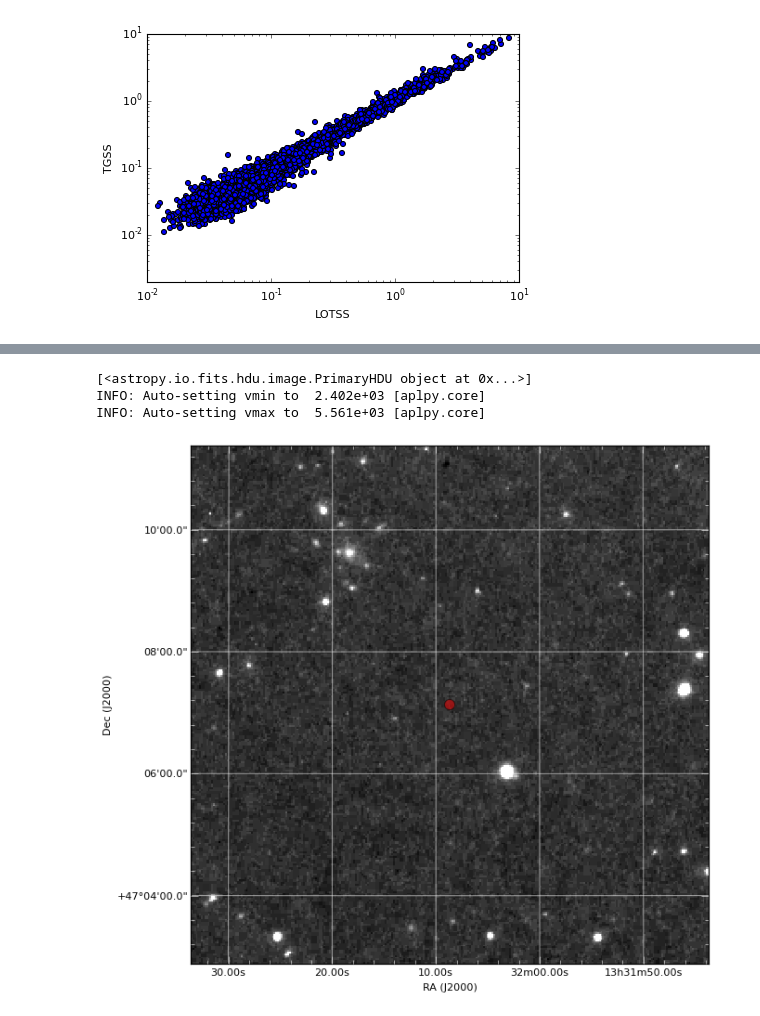
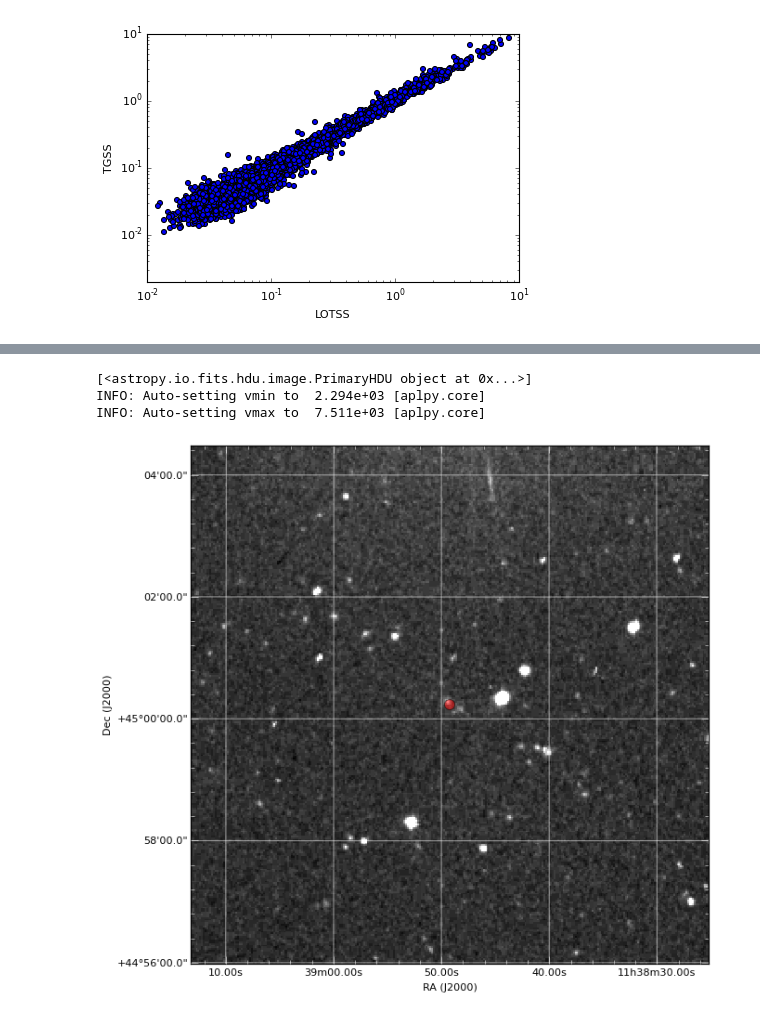
Before and after one commit to niallb96/lofar, a Jupyter notebook: LOTSS_VS_TGSS.ipynb, the cells around one changed output, grey strips where cells are left out. Saved outputs shown, nothing was run; the diff lists cells and outputs as text; code cells hidden in the pictures.

```diff
--- a/LOTSS_VS_TGSS.ipynb
+++ b/LOTSS_VS_TGSS.ipynb
@@ -248,7 +248,7 @@ while n<corr-1:
     Fractional_Diff_list.append(Fractional_Diff)
 
     #If the change is larger than the combined error (i.e is relevant) then..
-    if abs(Lum_First_Relevant[n]-Lum_Second_Relevant[n])>Lum_First_Relevant_e[n]+Lum_Second_Relevant_e[n]:
+    if abs(Lum_First_Relevant[n]-Lum_Second_Relevant[n])>(Lum_First_Relevant_e[n]+Lum_Second_Relevant_e[n]):
 
         #..add this to the list of relevant fractional changes
         Relevant_Fractional_Diff_list.append(Fractional_Diff)
@@ -263,8 +263,10 @@ if m==n:
 
 #When loop is finished it will have found the biggest change in the list
 # %%
+size=50
+
 #Create a list of the largest fractional changes in flux:
-Largest_Fractional_Diffs=heapq.nlargest(10,Relevant_Fractional_Diff_list)
+Largest_Fractional_Diffs=heapq.nlargest(size,Relevant_Fractional_Diff_list)
 
 #Set new lists:
 Big_Change_indexes=[]
@@ -273,7 +275,11 @@ Big_Change_DEs=[]
 n=0
 
 #This loop goes through the "Largest_Fractional_Diffs" list and...
-while n<10:
+while n<size:
+
+    if n>=len(Largest_Fractional_Diffs):
+        print "No other sources meet criterea"
+        break
 
     #..creates lists of their indexes and coordinates.
     ind= Fractional_Diff_list.index(Largest_Fractional_Diffs[n])
@@ -282,9 +288,21 @@ while n<10:
     Big_Change_DEs.append(DE_First_Relevant[ind])
 
     #printing relevant information:
+    print n,":"
     print "Change in flux:",Largest_Fractional_Diffs[n]
     print "Respective fluxes:",Lum_First_Relevant[ind],Lum_Second_Relevant[ind]
     print "Coordinates:",Big_Change_RAs[n],Big_Change_DEs[n]
+
+    Simbad_table=Simbad.query_region(coord.SkyCoord(Big_Change_RAs[n], Big_Change_DEs[n],unit=(u.deg, u.deg)),radius='0d0m10s')
+
+    #if Simbad_table==None:
+    if not Simbad_table:
+        #if Simbad.query_region(coord.SkyCoord(Big_Change_RAs[n], Big_Change_DEs[n],unit=(u.deg, u.deg)),radius='0d0m10s')==None:
+            print "==>no source found on SIMBAD"
+    else:
+        print Simbad_table["MAIN_ID","RA","DEC",]
+    print ""
+    print ""
     print ""
     n=n+1
 # %% [output]
@@ -333,31 +501,30 @@ SDSS J133210.34+471120.2  13 32 10.40  +47 11 20.1
 # %%
 #This displays image of a correlated source
 
 #Which source to show:
-x=0
+x=10
 
 #Coordinates of this star:
 pos=coord.SkyCoord(Big_Change_RAs[x]*u.deg, Big_Change_DEs[x]*u.deg)
 ra=np.array([Big_Change_RAs[x]])
 de=np.array([Big_Change_DEs[x]])
-
 #Find image from DSS:
 images = SkyView.get_images(pos,survey=['DSS'])
 print images[0]
 
 CV = aplpy.FITSFigure(images[0])
 
 
 #Gives in grid and makes it grayscale (can also be made colorscale)
 CV.show_grayscale()
 CV.add_grid()
 
 #This plots a circle where the relevant source should be
 x_pix, y_pix = CV.world2pixel(ra,de)
 plt.scatter(x_pix, y_pix, s=100, c='red', alpha=.5)
 plt.show()
 # %% [output]
 [<astropy.io.fits.hdu.image.PrimaryHDU object at 0x...>]
-INFO: Auto-setting vmin to  2.402e+03 [aplpy.core]
-INFO: Auto-setting vmax to  5.561e+03 [aplpy.core]
+INFO: Auto-setting vmin to  2.294e+03 [aplpy.core]
+INFO: Auto-setting vmax to  7.511e+03 [aplpy.core]
-[figure, old version]
+[figure, new version]
```
Also changed, not shown: parts of 3 cells of this notebook.
